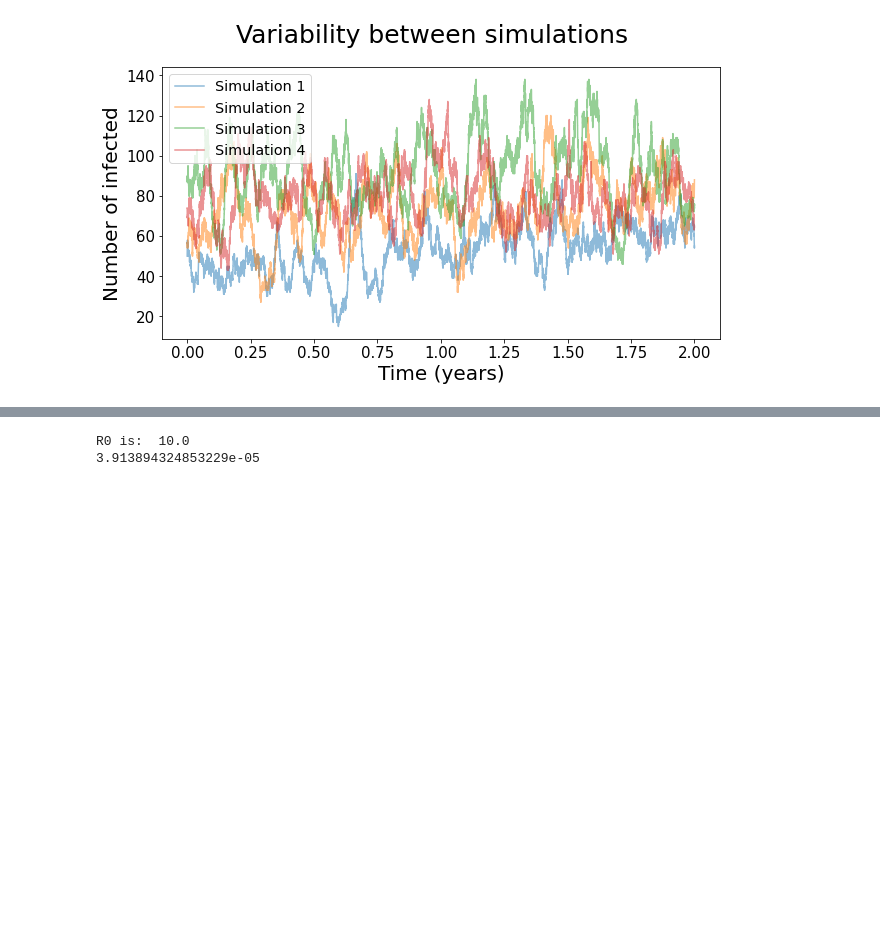
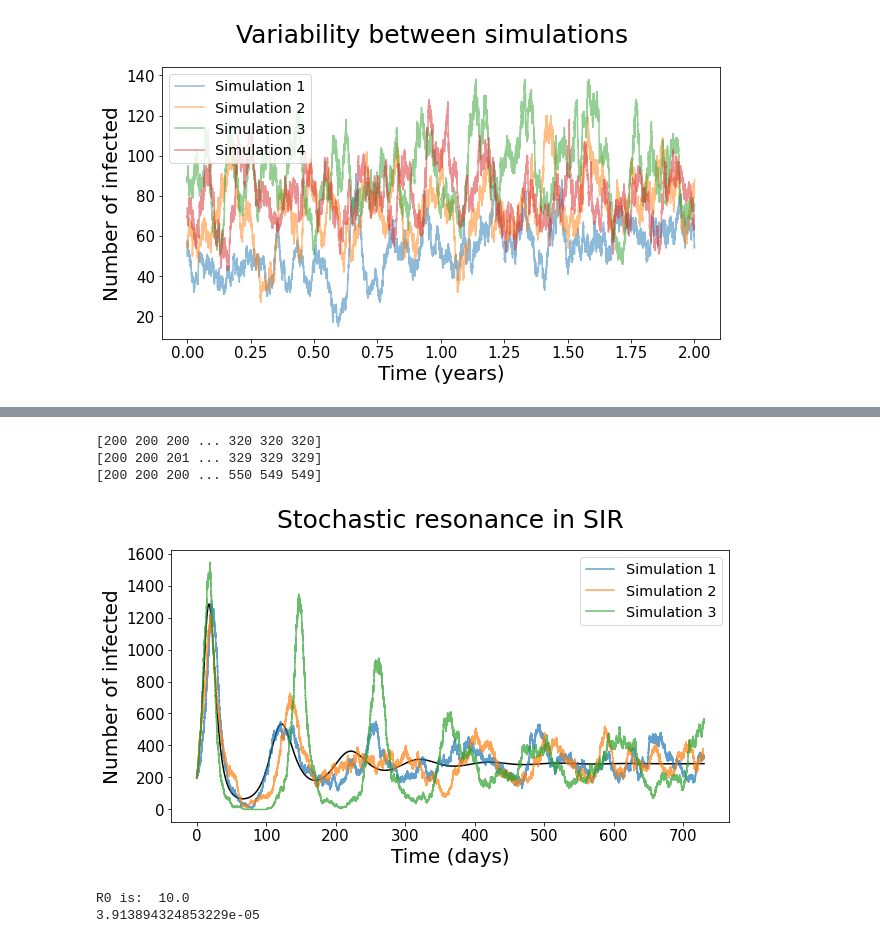
Before and after one commit to Florisdv5/Introcomp_assign2, a Jupyter notebook: Introcomp_assign2.ipynb, the cells around one changed output, grey strips where cells are left out. Cells and saved outputs as stored; diff of their text form; code cells hidden in the pictures; blank space fills up the shorter version.

```diff
--- a/Introcomp_assign2.ipynb
+++ b/Introcomp_assign2.ipynb
@@ -144,3 +236,48 @@ plt.show()
+# %%
+## Stochastic Resonance ##
+
+beta=1
+gamma=0.7
+mu=1/70
+N0=50000
+delta = 0.0625*mu*(beta/gamma -1)*math.sqrt(N0)
+ND=MaxTime=2*365
+Y0=200
+X0=44000
+Z0=N0-X0-Y0
+
+INPUT = np.array((X0,Y0,Z0))
+y = INPUT/N0
+timestep = 0
+
+time = np.linspace(0,730,1000)
+d = delta / N0
+SIR = odeint(derivation3, y, time, args = (beta, gamma, mu, d))
+Sd,Id,Rd = SIR.T*N0
+
+fig, (ax) = plt.subplots(1, sharex=True, figsize = (10, 5))
+plt.plot(time, Id, color = 'black')
+for i in range(3):
+    INPUT = np.array((X0,Y0,Z0))
+    [T,S,I,R]=Stoch_Iteration(INPUT)
+    tT=np.array(T)[1:,]
+    tI=np.array(I)[1:,]
+    print(tI)
+    plt.plot(tT, tI, alpha=0.7, label = ('Simulation %s' %(i+1)))
+
+plt.title('Stochastic resonance in SIR', size = 25,y = 1.06)
+plt.xlabel ('Time (days)', size = 20)
+plt.ylabel ('Number of infected', size = 20)
+
+plt.legend(loc = "upper right", fontsize = "x-large", bbox_to_anchor = (1,1))
+plt.xticks(fontsize= 15)
+plt.yticks(fontsize= 15)
+plt.show()
+# %% [output]
+[200 200 200 ... 320 320 320]
+[200 200 201 ... 329 329 329]
+[200 200 200 ... 550 549 549]
+[figure, added]
 # %%
 ## Extinctions for different population size ##
 
```
Also changed, not shown: parts of 3 cells of this notebook.
